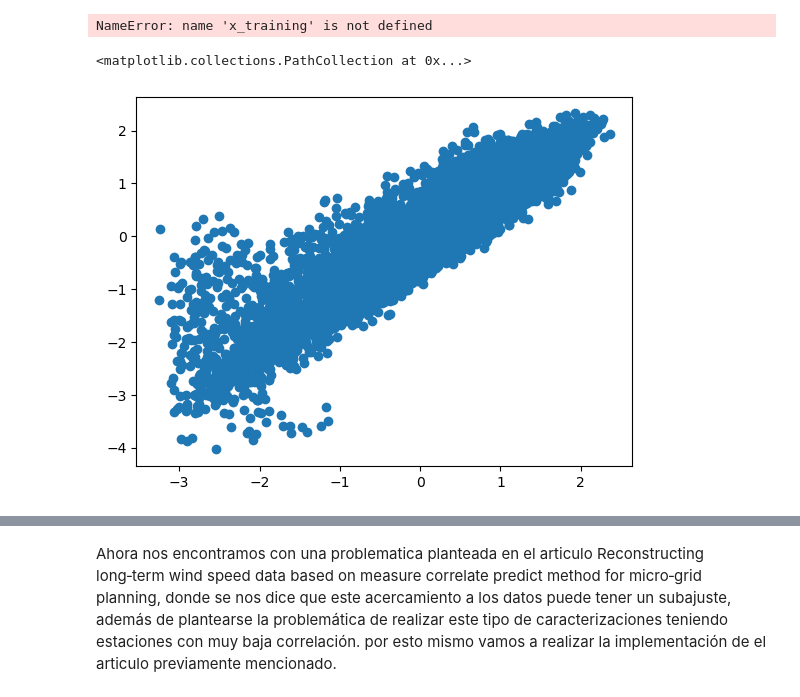
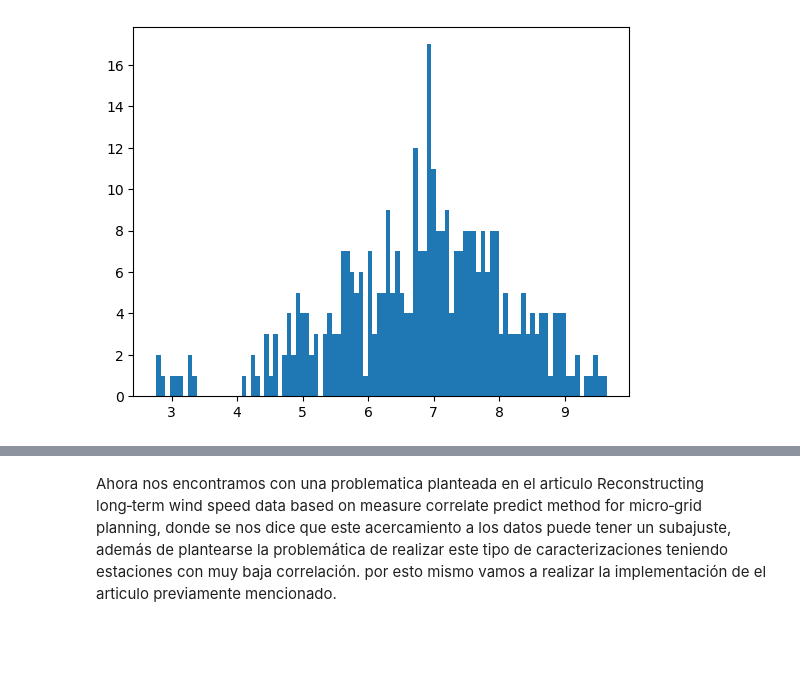
Before and after one commit to smartinezg2018/MCP, a Jupyter notebook: notebook.ipynb, the cells around one changed output, grey strips where cells are left out. Saved outputs shown, nothing was run; the diff lists cells and outputs as text; code cells hidden in the pictures; blank space fills up the shorter version.

```diff
--- a/notebook.ipynb
+++ b/notebook.ipynb
@@ -151,18 +155,14 @@ Text(0.5, 1.0, 'target data for MCP')
+# %%
+plt.hist(df_target,bins = 100);
+# %% [output]
+[figure, added]
 # %%
 # se convierten los datos en estructuras utiles para el entrenamiento de modelos
 # además de utilizar escalarlos para tener una mejor regularizacion al
 # usar Ridge y lasso
 
-x_training = scaler().fit_transform(x_training)
-y_training = scaler().fit_transform(y_training)
+x_training = minmax_scale(df_reference)
+y_training = minmax_scale(df_target)
-# %% [output]
-NameError: name 'x_training' is not defined
-# %%
-
-plt.scatter(x_training,y_training)
-# %% [output]
-<matplotlib.collections.PathCollection at 0x...>
-[figure, removed]
 # %%
 from sklearn.linear_model import Ridge, LinearRegression,LassoCV
 
```
Also changed, not shown: parts of 24 cells of this notebook, 1 other file.
